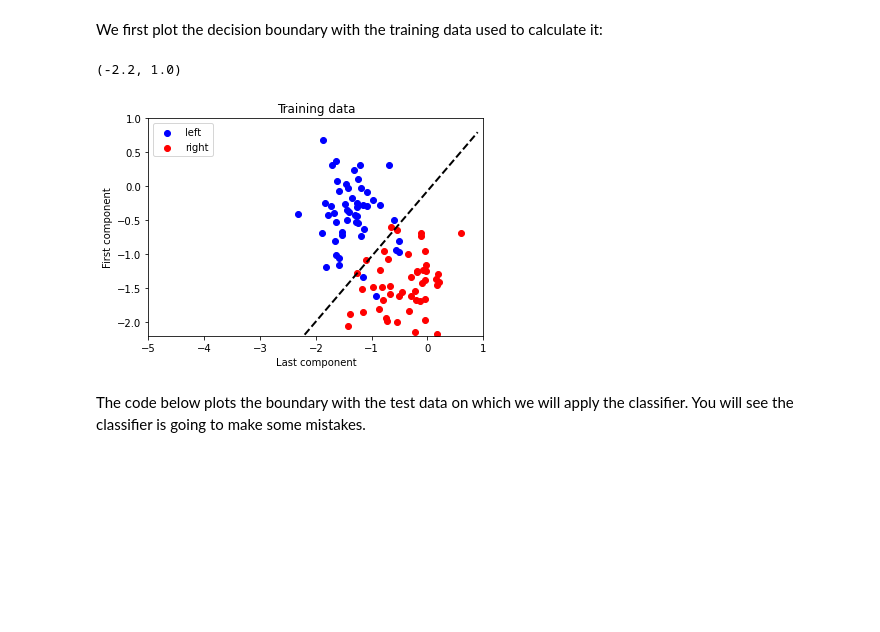
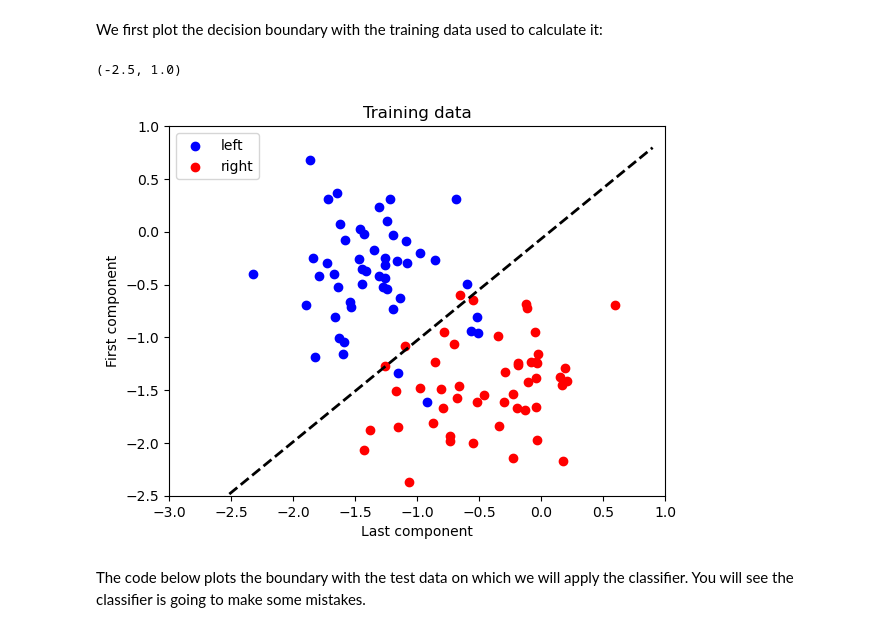
Before and after one commit to wmvanvliet/neuroscience_tutorials, a Jupyter notebook: eeg-bci/3. Imagined movement.ipynb, the cells around one changed output. Cells and saved outputs as stored; diff of their text form; code cells hidden in the pictures; blank space fills up the shorter version.

```diff
--- a/eeg-bci/3. Imagined movement.ipynb
+++ b/eeg-bci/3. Imagined movement.ipynb
@@ -355,18 +351,16 @@ plot_logvar(trials_logvar)
 # %% [markdown]
 We see that most channels show a small difference in the log-var of the signal between the two classes. The next step is to go from 118 channels to only a few channel mixtures. The CSP algorithm calculates mixtures of channels that are designed to maximize the difference in variation between two classes. These mixures are called spatial filters.
 # %%
-from numpy import linalg
-
 def cov(trials):
     ''' Calculate the covariance for each trial and return their average '''
     ntrials = trials.shape[2]
-    covs = [ trials[:,:,i].dot(trials[:,:,i].T) / nsamples for i in range(ntrials) ]
+    covs = [ (trials[:,:,i] @ trials[:,:,i].T) / nsamples for i in range(ntrials) ]
     return np.mean(covs, axis=0)
 
 def whitening(sigma):
     ''' Calculate a whitening matrix for covariance matrix sigma. '''
-    U, l, _ = linalg.svd(sigma)
-    return U.dot( np.diag(l ** -0.5) )
+    U, l, _ = np.linalg.svd(sigma)
+    return U @ np.diag(l ** -0.5)
 
 def csp(trials_r, trials_f):
     '''
@@ -380,7 +374,7 @@ def csp(trials_r, trials_f):
     cov_r = cov(trials_r)
     cov_f = cov(trials_f)
     P = whitening(cov_r + cov_f)
-    B, _, _ = linalg.svd( P.T.dot(cov_f).dot(P) )
+    B, _, _ = np.linalg.svd( P.T.dot(cov_f).dot(P) )
     W = P.dot(B)
     return W
 
@@ -506,11 +500,11 @@ def train_lda(class1, class2):
     class2_centered = class2 - mean2
 
     # Calculate the covariance between the features
-    cov1 = class1_centered.T.dot(class1_centered) / (nclass1 - nclasses)
-    cov2 = class2_centered.T.dot(class2_centered) / (nclass2 - nclasses)
+    cov1 = (class1_centered.T @ class1_centered) / (nclass1 - nclasses)
+    cov2 = (class2_centered.T @ class2_centered) / (nclass2 - nclasses)
 
-    W = (mean2 - mean1).dot(np.linalg.pinv(prior1*cov1 + prior2*cov2))
-    b = (prior1*mean1 + prior2*mean2).dot(W)
+    W = (mean2 - mean1) @ np.linalg.pinv(prior1*cov1 + prior2*cov2)
+    b = (prior1*mean1 + prior2*mean2) @ W
 
     return (W,b)
 
@@ -530,7 +524,7 @@ def apply_lda(test, W, b):
     for i in range(ntrials):
         # The line below is a generalization for:
         # result = W[0] * test[0,i] + W[1] * test[1,i] - b
-        result = W.dot(test[:,i]) - b
+        result = W @ test[:,i] - b
         if result <= 0:
             prediction.append(1)
         else:
@@ -565,19 +559,19 @@ We first plot the decision boundary with the training data used to calculate it:
 # %%
 # Scatterplot like before
 plot_scatter(train[cl1], train[cl2])
-title('Training data')
+plt.title('Training data')
 
 # Calculate decision boundary (x,y)
 x = np.arange(-5, 1, 0.1)
 y = (b - W[0]*x) / W[1]
 
 # Plot the decision boundary
 plt.plot(x,y, linestyle='--', linewidth=2, color='k')
-plt.xlim(-5, 1)
-plt.ylim(-2.2, 1)
+plt.xlim(-3, 1)
+plt.ylim(-2.5, 1)
 # %% [output]
-(-2.2, 1.0)
+(-2.5, 1.0)
-[figure, old version]
+[figure, new version]
 # %% [markdown]
 The code below plots the boundary with the test data on which we will apply the classifier. You will see the classifier is going to make some mistakes.
 # %%
```
Also changed, not shown: parts of 10 cells of this notebook, 4 other files.
